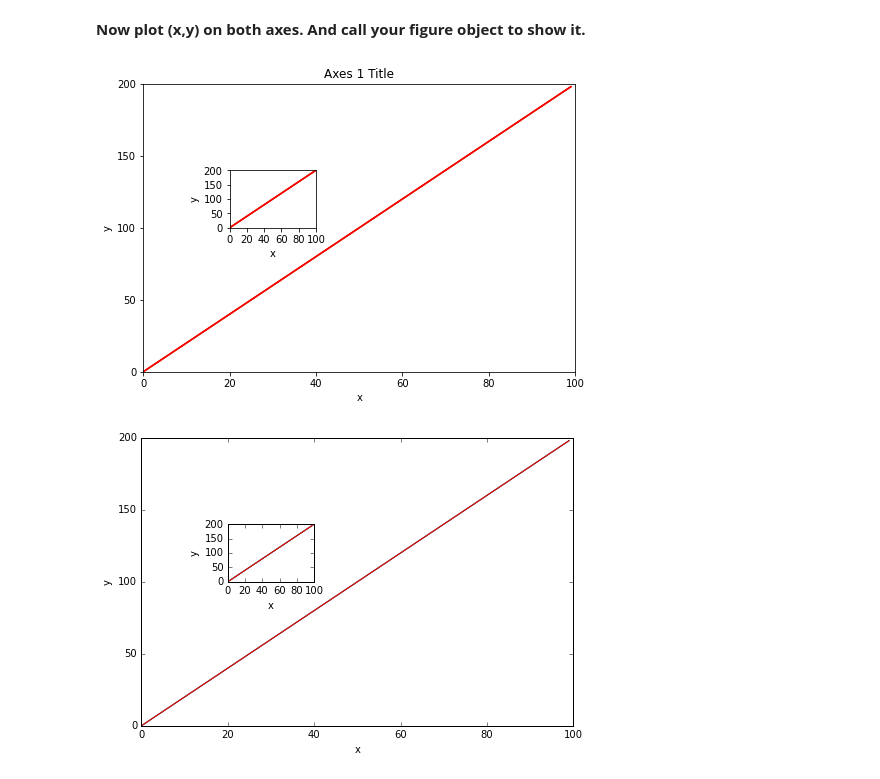
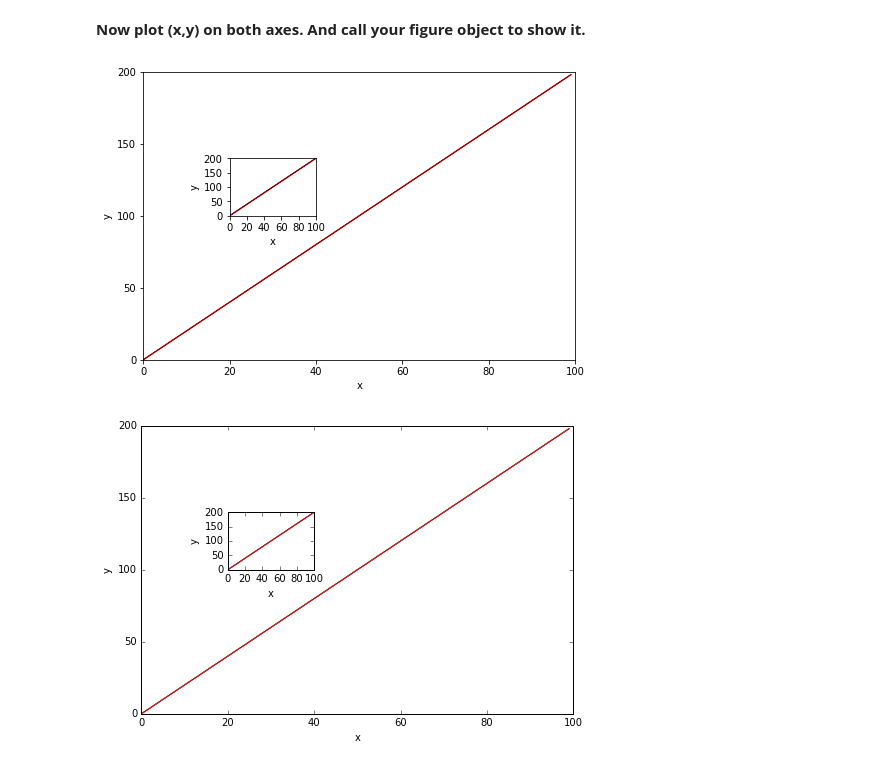
Before and after one commit to markquark125/Summer-MicroCredentials, a Jupyter notebook: Matplotlib_Exercises.ipynb, the cells around one changed output. Saved outputs shown, nothing was run; the diff lists cells and outputs as text; code cells hidden in the pictures.

```diff
--- a/Matplotlib_Exercises.ipynb
+++ b/Matplotlib_Exercises.ipynb
@@ -79,31 +79,31 @@ ax2.set_yticks([0,0.2,0.4,0.6,0.8,1]);
 # %%
 
 # The larger figure: ax1
-ax1.plot(x, y, 'r', linewidth=0.5)
+ax1.plot(x, y, 'maroon', linewidth=1)
 ax1.set_xlabel('x')
 ax1.set_ylabel('y')
 #ax1.set_title('Axes 1 Title')
 
 # The smaller figure: ax2
-ax2.plot(x,y, 'r', linewidth=0.5)
+ax2.plot(x,y, 'maroon', linewidth=1)
 ax2.set_xlabel('x')
 ax2.set_ylabel('y')
 #ax2.set_title('Axes 2 Title')
 
 ax1.set_xlim([0, 100])
 ax1.set_ylim([0, 200])
 
 ax2.set_xlim([0, 100])
 ax2.set_ylim([0, 200])
 
 ax1.set_yticks([0,50,100,150,200])
 ax2.set_xticks([0,20,40,60,80,100])
 ax2.set_yticks([0,50,100,150,200])
 
 
 fig
 # %% [output]
-[figure, old version]
+[figure, new version]
 # %%
 # space
 # %% [output]
```
Also changed, not shown: parts of 3 cells of this notebook.
